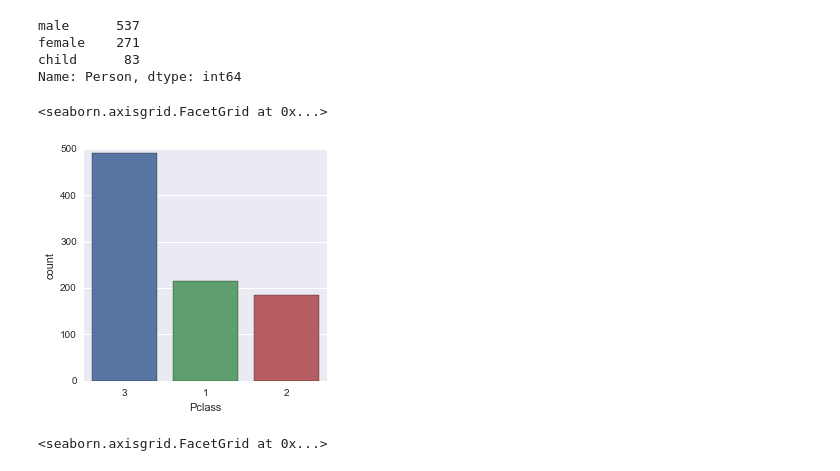
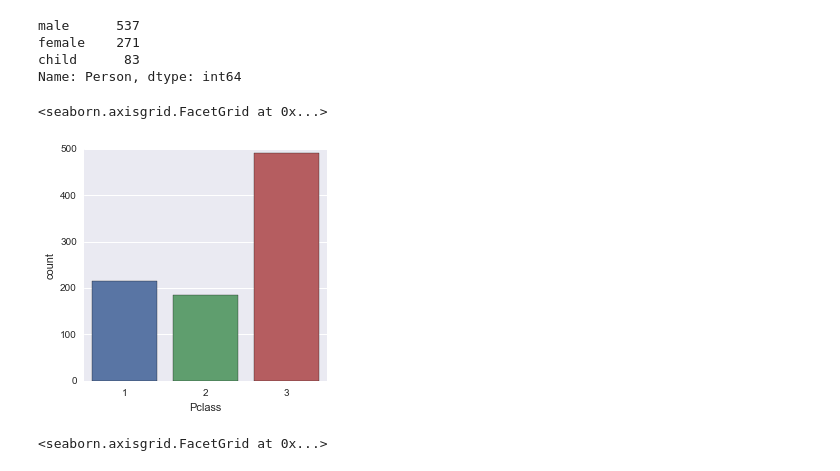
Before and after one commit to adamdk/Titanic, a Jupyter notebook: Titanic.ipynb, the cells around one changed output. Drawn from its saved outputs; the diff is of its cells as text; code cells hidden in the pictures.

```diff
--- a/Titanic.ipynb
+++ b/Titanic.ipynb
@@ -127,10 +128,10 @@ child      83
 Name: Person, dtype: int64
 # %%
 #what were the class distributions?
-sns.factorplot('Pclass', data=titanic_df, kind='count')
+sns.factorplot('Pclass', data=titanic_df, kind='count', order=[1,2,3])
 # %% [output]
 <seaborn.axisgrid.FacetGrid at 0x...>
-[figure, old version]
+[figure, new version]
 # %%
 #setup our figure
 fig = sns.FacetGrid(titanic_df, hue='Sex',aspect=4)
```
Also changed, not shown: parts of 14 cells of this notebook.
